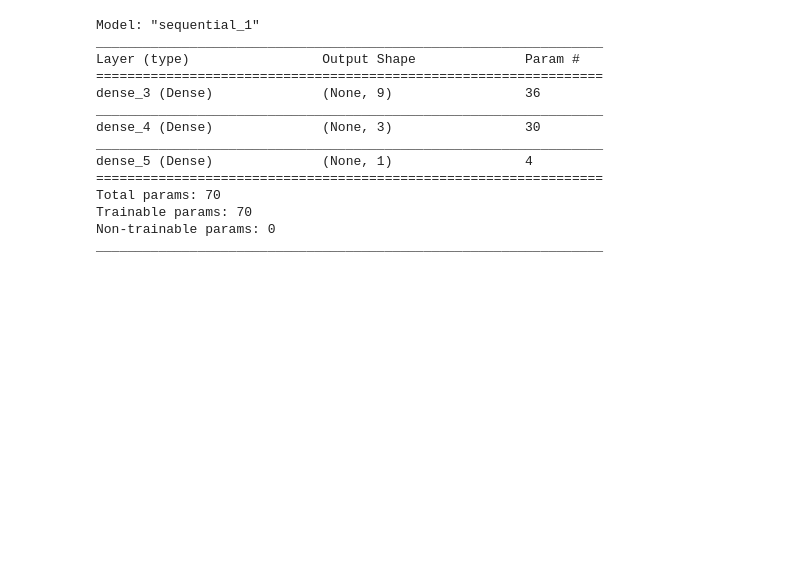
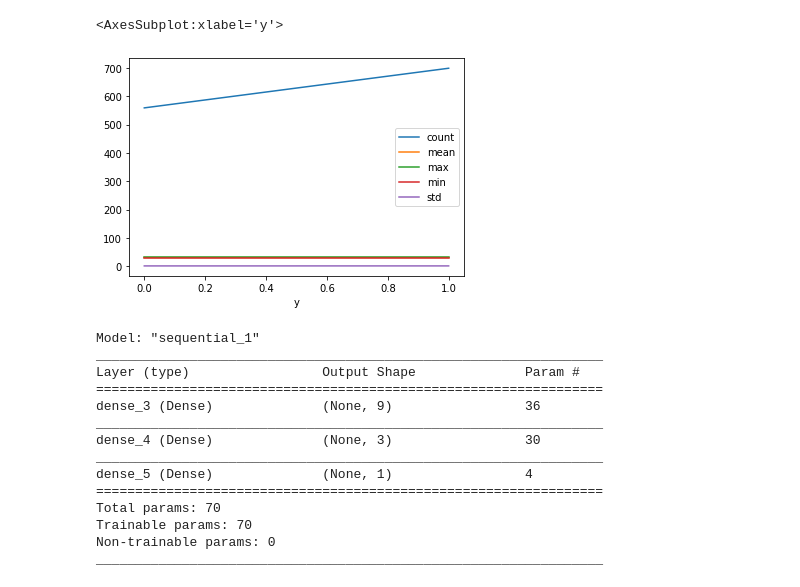
Before and after one commit to VladimirOvsienko/tenorflow, a Jupyter notebook: data.ipynb, the cells around one changed output. Drawn from its saved outputs; the diff is of its cells as text; code cells hidden in the pictures; blank space fills up the shorter version.

```diff
--- a/data.ipynb
+++ b/data.ipynb
@@ -69,3 +106,8 @@ max    1.410813e+00  1.734978e+00  6.897544e-01     1.000000
+# %%
+df.groupby('y').numberOfDay.agg(['count', 'mean', 'max', 'min', 'std']).plot()
+# %% [output]
+<AxesSubplot:xlabel='y'>
+[figure, added]
 # %%
 split = 0.8
 df = df.reset_index()
```
Also changed, not shown: parts of 10 cells of this notebook.
